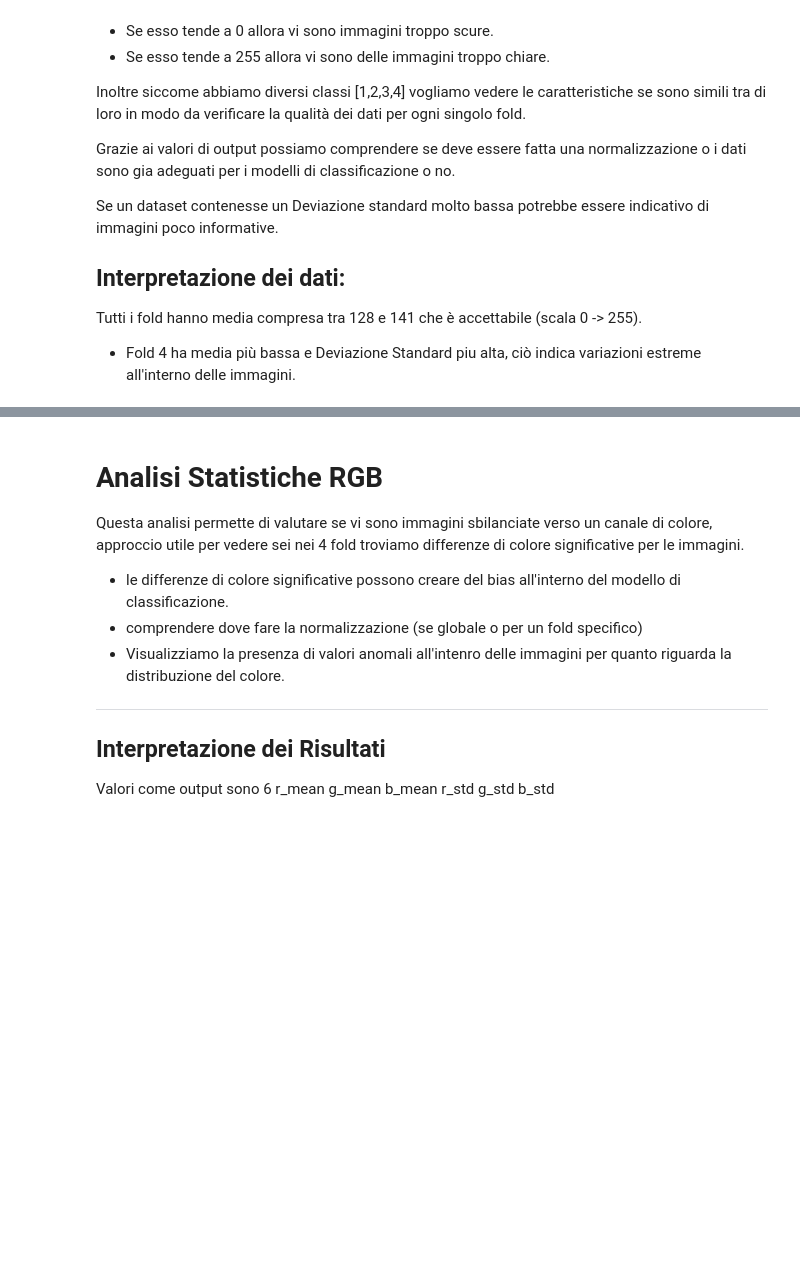
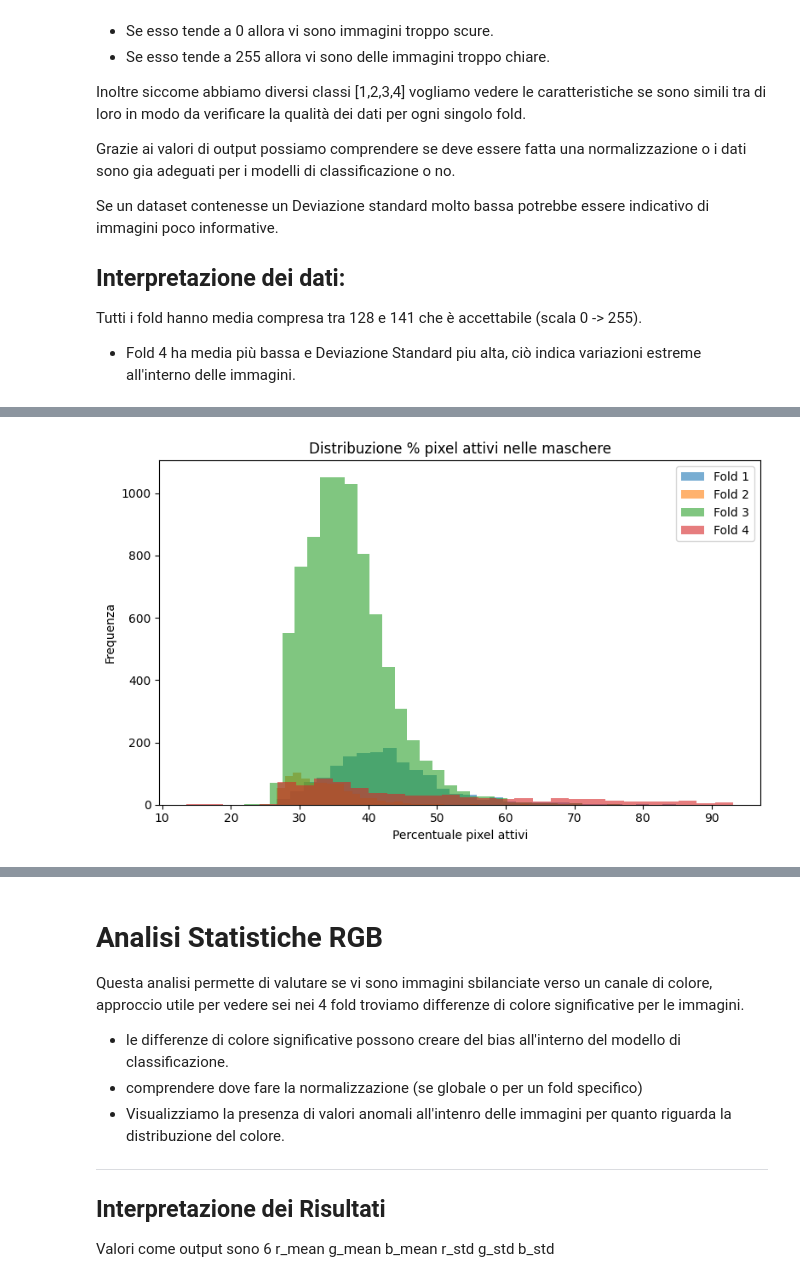
Before and after one commit to simone002/Progetto_CV, a Jupyter notebook: progetto.ipynb, the cells around one changed output, grey strips where cells are left out. Saved outputs shown, nothing was run; the diff lists cells and outputs as text; code cells hidden in the pictures; blank space fills up the shorter version.

```diff
--- a/progetto.ipynb
+++ b/progetto.ipynb
@@ -233,0 +230,79 @@ pd.DataFrame(intensity_stats).groupby('fold')[['mean_intensity', 'std_intensity'
+# %%
+import numpy as np
+from PIL import Image
+import pandas as pd
+import os
+import matplotlib.pyplot as plt
+from tqdm import tqdm
+
+mask_stats = []
+
+# Cartella root contenente i dati
+root = "TRAIN_CV"
+folds = ['1', '2', '3', '4']
+
+for fold in folds:
+    mask_dir = os.path.join(root, fold, 'train_MASK')
+    mask_files = sorted([f for f in os.listdir(mask_dir) if f.endswith(".png")])
+
+    for fname in tqdm(mask_files, desc=f"Fold {fold}"):
+        path = os.path.join(mask_dir, fname)
+        mask = np.array(Image.open(path).convert("L"))  # grayscale
+
+        active_pixels = np.sum(mask > 0)
+        total_pixels = mask.size
+        perc_active = active_pixels / total_pixels * 100
+
+        # bounding box (xmin, ymin, xmax, ymax)
+        ys, xs = np.where(mask > 0)
+        if len(xs) > 0:
+            x_min, x_max = xs.min(), xs.max()
+            y_min, y_max = ys.min(), ys.max()
+            bbox_area = (x_max - x_min + 1) * (y_max - y_min + 1)
+        else:
+            x_min = y_min = x_max = y_max = bbox_area = 0
+
+        mask_stats.append({
+            'fold': fold,
+            'filename': fname,
+            'active_pixels': active_pixels,
+            'perc_active': perc_active,
+            'bbox_area': bbox_area,
+            'bbox_width': x_max - x_min + 1 if x_max > x_min else 0,
+            'bbox_height': y_max - y_min + 1 if y_max > y_min else 0
+        })
+
+# Crea DataFrame
+mask_df = pd.DataFrame(mask_stats)
+
+# Statistiche generali per fold
+summary = mask_df.groupby('fold').agg({
+    'active_pixels': ['mean', 'std', 'min', 'max'],
+    'perc_active': ['mean', 'std'],
+    'bbox_area': ['mean', 'max'],
+})
+
+display(summary)
+
+# Plot distribuzione pixel attivi
+plt.figure(figsize=(8, 5))
+for fold in folds:
+    subset = mask_df[mask_df['fold'] == fold]
+    plt.hist(subset['perc_active'], bins=30, alpha=0.6, label=f'Fold {fold}')
+plt.xlabel('Percentuale pixel attivi')
+plt.ylabel('Frequenza')
+plt.title('Distribuzione % pixel attivi nelle maschere')
+plt.legend()
+plt.tight_layout()
+plt.show()
+
+# Bounding box distribution
+plt.figure(figsize=(8, 5))
+plt.scatter(mask_df['bbox_width'], mask_df['bbox_height'], alpha=0.5, s=10)
+plt.xlabel('Larghezza bounding box')
+plt.ylabel('Altezza bounding box')
+plt.title('Dimensioni dei bounding box delle maschere')
+plt.grid(True)
+plt.tight_layout()
+plt.show()
+# %% [output]
@@ -233,0 +316 @@ pd.DataFrame(intensity_stats).groupby('fold')[['mean_intensity', 'std_intensity'
+[figure, added]
```
Also changed, not shown: parts of 7 cells of this notebook, 1 other file.
